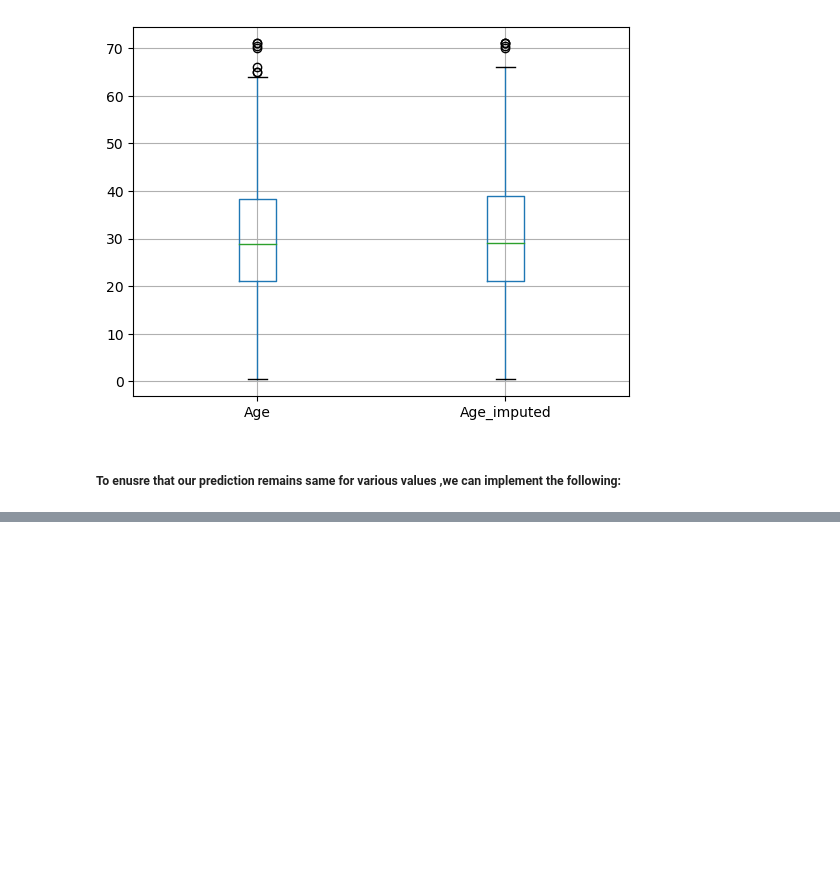
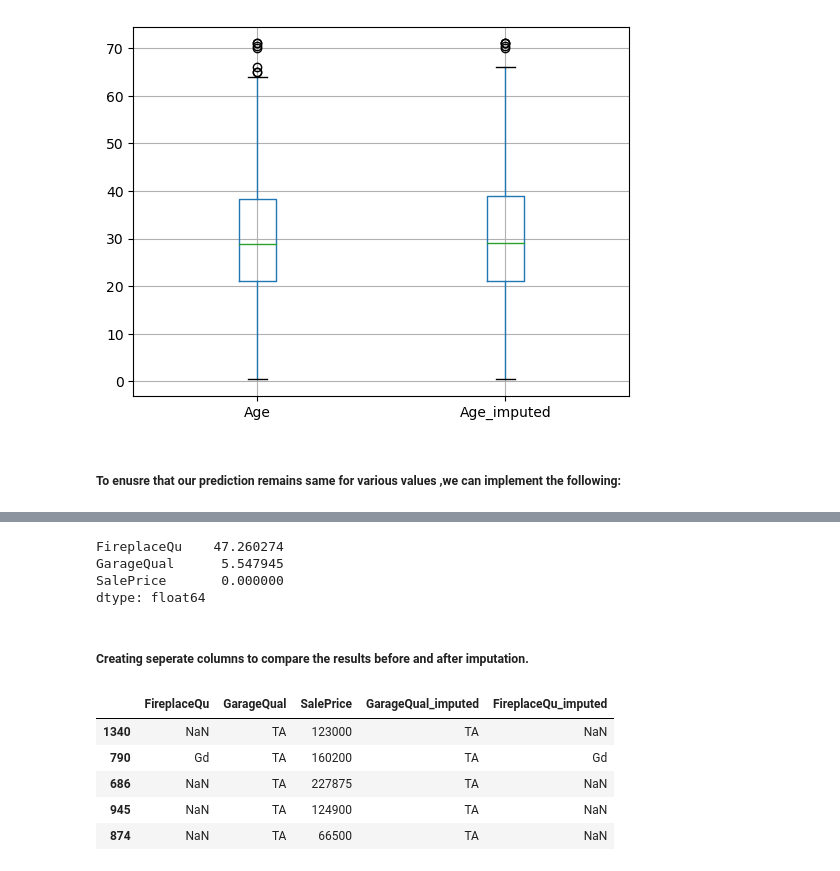
Before and after one commit to Shreyasb1015/Machine-Learning, a Jupyter notebook: handling-missing-data/random-sample-imputation.ipynb, the cells around one changed output, grey strips where cells are left out. Saved outputs shown, nothing was run; the diff lists cells and outputs as text; code cells hidden in the pictures; blank space fills up the shorter version.

Commit message:
handling missing data

```diff
--- a/handling-missing-data/random-sample-imputation.ipynb
+++ b/handling-missing-data/random-sample-imputation.ipynb
@@ -146,0 +149,2 @@ X_train[['Age', 'Age_imputed']].boxplot()
+# %%
+data = pd.read_csv('house-train.csv',usecols=['GarageQual','FireplaceQu', 'SalePrice'])
@@ -146,0 +160,29 @@ X_train[['Age', 'Age_imputed']].boxplot()
+# %%
+data.isnull().mean() * 100
+# %% [output]
+FireplaceQu    47.260274
+GarageQual      5.547945
+SalePrice       0.000000
+dtype: float64
+# %%
+X = data
+y = data['SalePrice']
+# %%
+X_train,X_test,y_train,y_test = train_test_split(X,y,test_size=0.2,random_state=2)
+# %% [markdown]
+##### Creating seperate columns to compare the results before and after imputation.
+# %%
+X_train['GarageQual_imputed'] = X_train['GarageQual']
+X_test['GarageQual_imputed'] = X_test['GarageQual']
+
+X_train['FireplaceQu_imputed'] = X_train['FireplaceQu']
+X_test['FireplaceQu_imputed'] = X_test['FireplaceQu']
+# %%
+X_train.sample(5)
+# %% [output]
+|  | FireplaceQu | GarageQual | SalePrice | GarageQual_imputed | FireplaceQu_imputed |
+| 1340 | NaN | TA | 123000 | TA | NaN |
+| 790 | Gd | TA | 160200 | TA | Gd |
+| 686 | NaN | TA | 227875 | TA | NaN |
+| 945 | NaN | TA | 124900 | TA | NaN |
+| 874 | NaN | TA | 66500 | TA | NaN |
```
Also changed, not shown: parts of 2 cells of this notebook.
